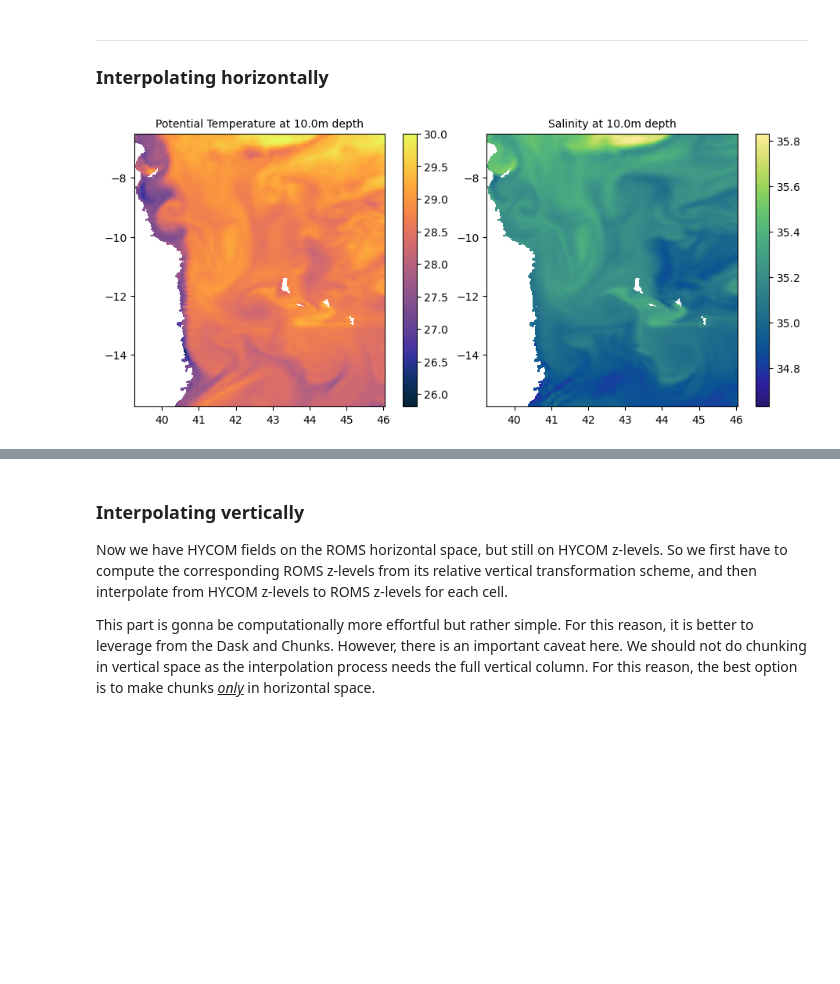
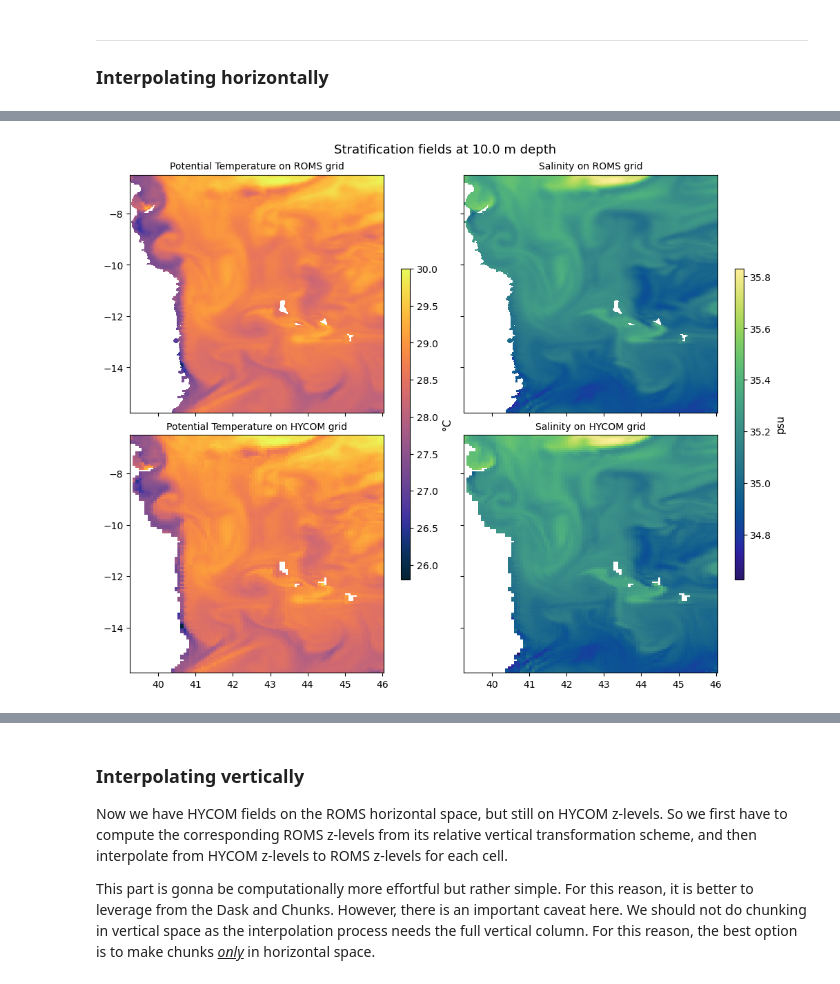
Before and after one commit to MoeinDst/my_project, a Jupyter notebook: ROMS/remapNcreate_roms_ic_clean.ipynb, the cells around one changed output, grey strips where cells are left out. Cells and saved outputs as stored; diff of their text form; code cells hidden in the pictures; blank space fills up the shorter version.

```diff
--- a/ROMS/remapNcreate_roms_ic_clean.ipynb
+++ b/ROMS/remapNcreate_roms_ic_clean.ipynb
@@ -206,22 +226,21 @@ print(salt_horiz.shape)
 
 print(np.nanmin(temp_horiz), np.nanmax(temp_horiz))
 print(np.nanmin(salt_horiz), np.nanmax(salt_horiz))
-# %%
-makeplot = True
-
-if makeplot:
-    fig,(ax_1,ax_2) = plt.subplots(1,2, figsize=(9,4),constrained_layout=True)
-
-    depth_level = 1
-
-    mappable1 = ax_1.pcolor(temp_horiz['lon_rho'],temp_horiz['lat_rho'],
-                            temp_horiz[depth_level,:,:],cmap=cmocean.cm.thermal)
-    cbar1 = plt.colorbar(mappable1,ax=ax_1)
-    ax_1.set_title(f'Potential Temperature at {temp_horiz.Depth[depth_level].data}m depth', fontsize=10)
-
-    mappable2 = ax_2.pcolor(salt_horiz['lon_rho'],salt_horiz['lat_rho'],
-                            salt_horiz[depth_level,:,:],cmap=cmocean.cm.haline)
-    cbar2 = plt.colorbar(mappable2, ax=ax_2)
-    ax_2.set_title(f'Salinity at {salt_horiz.Depth[depth_level].data}m depth', fontsize=10)
-# %% [output]
-[figure, removed]
+# %%
+### For clearer and more conceivable comparison, here I get the
+### extents of HYCOM matching the extents of ROMS domain.
+
+lon_min = temp_horiz.cf["longitude"].min().data
+lon_max = temp_horiz.cf["longitude"].max().data
+lat_min = temp_horiz.cf["latitude"].min().data
+lat_max = temp_horiz.cf["latitude"].max().data
+
+hycom_box = (
+    (ds_HYCOMmozambique.cf["longitude"] >= lon_min) &
+    (ds_HYCOMmozambique.cf["longitude"] <= lon_max) &
+    (ds_HYCOMmozambique.cf["latitude"]  >= lat_min) &
+    (ds_HYCOMmozambique.cf["latitude"]  <= lat_max)
+)
+
+temp_hycom_box = ds_HYCOMmozambique.cf["temperature"].where(hycom_box,drop=True)
+salt_hycom_box = ds_HYCOMmozambique.cf["salinity"].where(hycom_box,drop=True)
@@ -227,0 +250,41 @@ if makeplot:
+# %%
+%%time
+makeplot = True
+
+if makeplot:
+    fig,(ax_1,ax_2) = plt.subplots(2,2, figsize=(10,8),constrained_layout=True,
+                                  sharex=True, sharey=True)
+
+    depth_level = 1
+
+    ### ROMS###
+    mappable1 = ax_1[0].pcolor(temp_horiz.cf['longitude'],temp_horiz['lat_rho'],
+                            temp_horiz[depth_level,:,:],cmap=cmocean.cm.thermal)
+
+    ax_1[0].set_title(f'Potential Temperature on ROMS grid',
+                      fontsize=10)
+
+    mappable2 = ax_1[1].pcolor(salt_horiz.cf['longitude'],salt_horiz['lat_rho'],
+                            salt_horiz[depth_level,:,:],cmap=cmocean.cm.haline)
+
+    ax_1[1].set_title(f'Salinity on ROMS grid',
+                      fontsize=10)
+    ### HYCOM ###
+    mappable3 = ax_2[0].pcolor(temp_hycom_box.cf['longitude'],temp_hycom_box['Latitude'],
+                            temp_hycom_box[depth_level,:,:],cmap=cmocean.cm.thermal)
+    ax_2[0].set_title(f'Potential Temperature on HYCOM grid',fontsize=10)
+
+    mappable4 = ax_2[1].pcolor(salt_hycom_box.cf['longitude'],salt_hycom_box['Latitude'],
+                            salt_hycom_box[depth_level,:,:],cmap=cmocean.cm.haline)
+    ax_2[1].set_title(f'Salinity on HYCOM grid',fontsize=10)
+
+    cbar1 = plt.colorbar(mappable1,ax=[ax_1[0],ax_2[0]],aspect=35,fraction=0.035,)
+    cbar1.set_label("°C", fontsize=11,)
+    cbar2 = plt.colorbar(mappable2, ax=[ax_1[1],ax_2[1]],aspect=35, fraction=0.035,)
+    cbar2.set_label('psu',fontsize=11)
+
+    fig.suptitle(
+        f"Stratification fields at {temp_horiz.Depth[depth_level].data} m depth",
+        fontsize=13
+                )
+# %% [output]
@@ -227,0 +293 @@ if makeplot:
+[figure, added]
```
Also changed, not shown: parts of 21 cells of this notebook.
